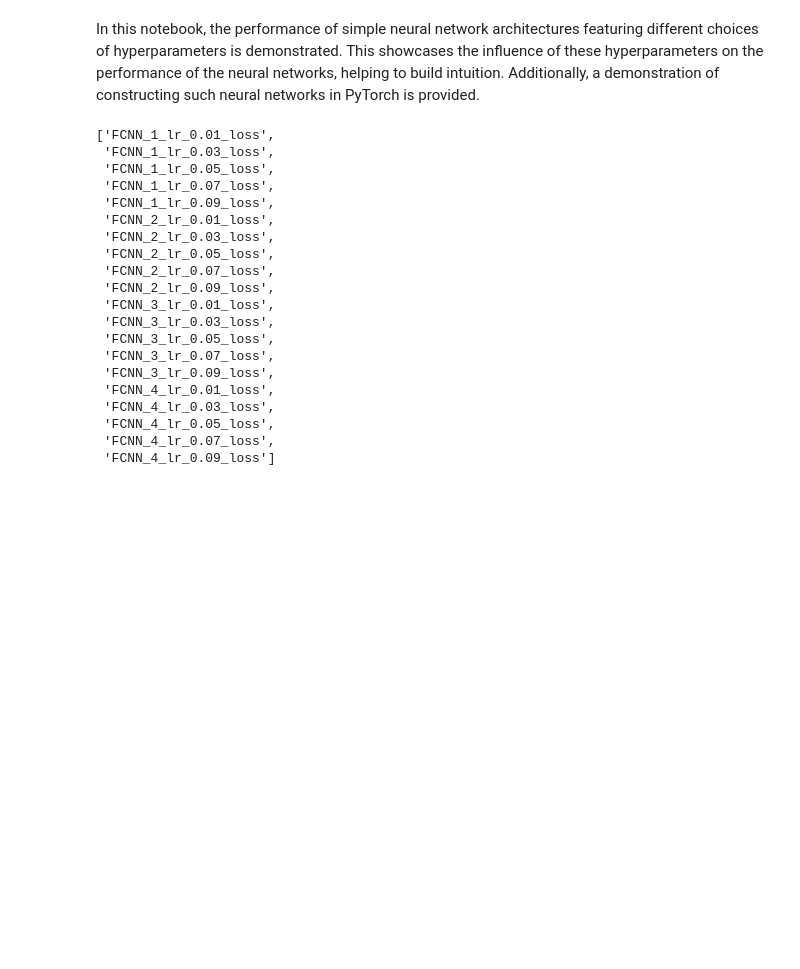
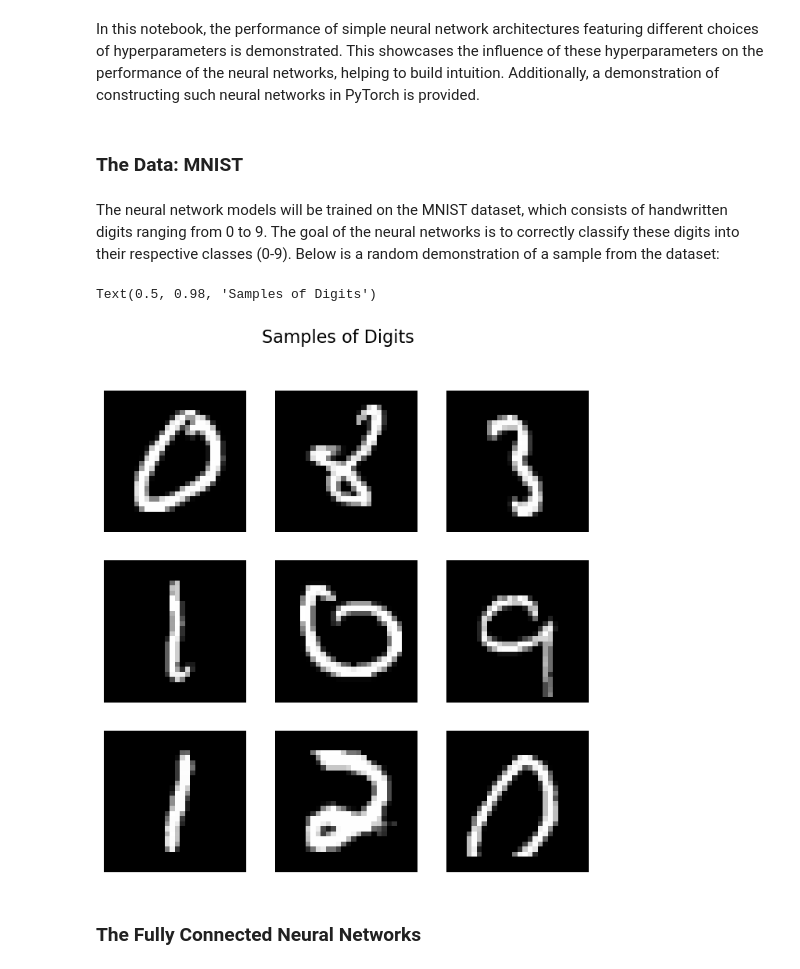
Before and after one commit to AXSTR8/Introduction-Neural-Networks, a Jupyter notebook: Introduction.ipynb, the cells around one changed output. Drawn from its saved outputs; the diff is of its cells as text; code cells hidden in the pictures; blank space fills up the shorter version.

Commit message:
Continued writting the Introduction file and evaluated the Fully Connected Neural Networks.

```diff
--- a/Introduction.ipynb
+++ b/Introduction.ipynb
@@ -10,24 +15,25 @@ import matplotlib.pyplot as plt
-# %%
-list_dir = os.listdir("./Loss")
-list_dir
-# %% [output]
-['FCNN_1_lr_0.01_loss',
- 'FCNN_1_lr_0.03_loss',
- 'FCNN_1_lr_0.05_loss',
- 'FCNN_1_lr_0.07_loss',
- 'FCNN_1_lr_0.09_loss',
- 'FCNN_2_lr_0.01_loss',
- 'FCNN_2_lr_0.03_loss',
- 'FCNN_2_lr_0.05_loss',
- 'FCNN_2_lr_0.07_loss',
- 'FCNN_2_lr_0.09_loss',
- 'FCNN_3_lr_0.01_loss',
- 'FCNN_3_lr_0.03_loss',
- 'FCNN_3_lr_0.05_loss',
- 'FCNN_3_lr_0.07_loss',
- 'FCNN_3_lr_0.09_loss',
- 'FCNN_4_lr_0.01_loss',
- 'FCNN_4_lr_0.03_loss',
- 'FCNN_4_lr_0.05_loss',
- 'FCNN_4_lr_0.07_loss',
- 'FCNN_4_lr_0.09_loss']
+# %% [markdown]
+### The Data: MNIST
+# %% [markdown]
+The neural network models will be trained on the MNIST dataset, which consists of handwritten digits ranging from 0 to 9. The goal of the neural networks is to correctly classify these digits into their respective classes (0-9). Below is a random demonstration of a sample from the dataset:
+# %%
+# Load the train and the test datasets
+train_dataset = torchvision.datasets.MNIST(root='./data', train = True, transform=transforms.ToTensor(), download=True)
+test_dataset = torchvision.datasets.MNIST(root='./data', train = False, transform=transforms.ToTensor())
+
+# Create a figure of samples of the traindataset
+fig, axes = plt.subplots(3, 3, figsize=(8, 8))
+# Loop over each subplot and plot some data
+for i in range(3):
+    for j in range(3):
+        ax = axes[i, j]
+        random_number = np.random.randint(0, 60000)
+        ax.imshow(train_dataset[random_number][0].permute(1,2,0), cmap='gray')
+        ax.axis('off')
+
+fig.suptitle('Samples of Digits', fontsize=16)
+# %% [output]
+Text(0.5, 0.98, 'Samples of Digits')
+[figure, added]
+# %% [markdown]
+### The Fully Connected Neural Networks
```
Also changed, not shown: parts of 17 cells of this notebook.
